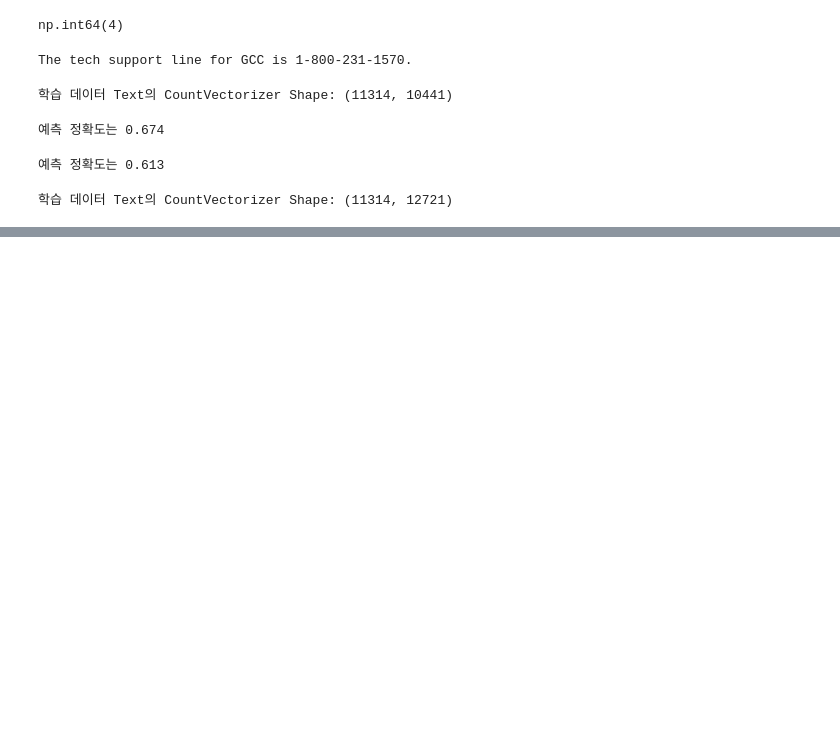
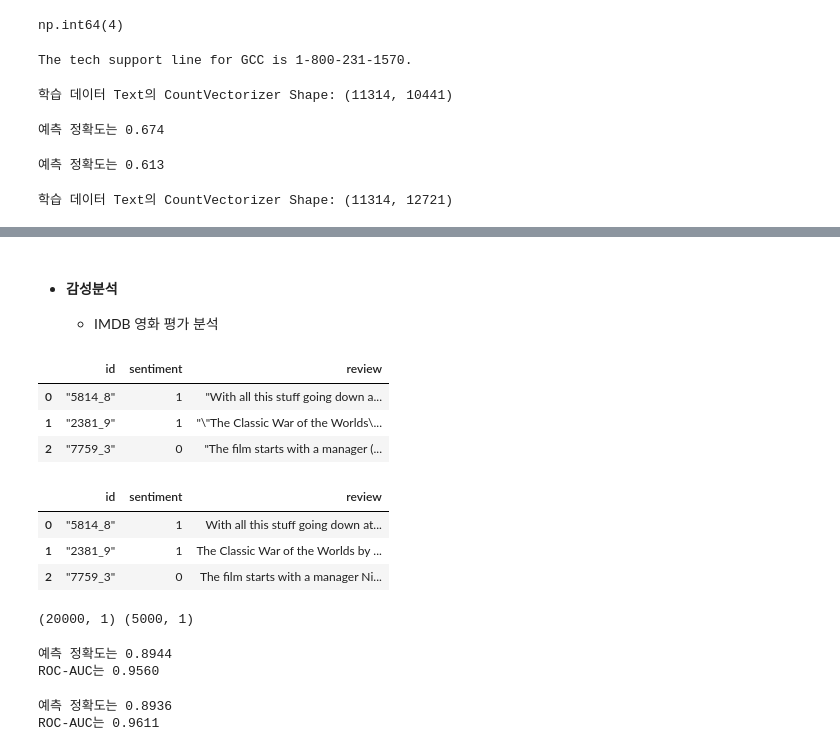
Before and after one commit to bhs6122/samsung_practice, a Jupyter notebook: 머신러닝분류/day1/08_텍스트분석.ipynb, the cells around one changed output, grey strips where cells are left out. Cells and saved outputs as stored; diff of their text form; code cells hidden in the pictures; blank space fills up the shorter version.

Commit message:
0917 K-조선 해커톤 프로토타입 추가, 텍스트분석 감성분석 실습 보완
Co-Authored-By: Claude Opus 5 <noreply@anthropic.com>

```diff
--- a/머신러닝분류/day1/08_텍스트분석.ipynb
+++ b/머신러닝분류/day1/08_텍스트분석.ipynb
@@ -504,0 +779,33 @@ print('학습 데이터 Text의 CountVectorizer Shape:', X_train_tfidf_vect.shap
+# %% [markdown]
+- #### 감성분석
+  - IMDB 영화 평가 분석
+# %%
+import pandas as pd
+
+review_df = pd.read_csv('./data/labeledTrainData.tsv', header=0, sep="\t", quoting=3)
+review_df.head(3)
+# %% [output]
+|  | id | sentiment | review |
+| 0 | "5814_8" | 1 | "With all this stuff going down a... |
+| 1 | "2381_9" | 1 | "\"The Classic War of the Worlds\... |
+| 2 | "7759_3" | 0 | "The film starts with a manager (... |
+# %%
+import re
+
+review_df['review'] = review_df['review'].str.replace('<br />',' ')
+review_df['review'] = review_df['review'].apply( lambda x : re.sub("[^a-zA-Z]", " ", x))
+review_df.head(3)
+# %% [output]
+|  | id | sentiment | review |
+| 0 | "5814_8" | 1 | With all this stuff going down at... |
+| 1 | "2381_9" | 1 | The Classic War of the Worlds by ... |
+| 2 | "7759_3" | 0 | The film starts with a manager Ni... |
+# %%
+from sklearn.model_selection import train_test_split
+
+class_df = review_df['sentiment']
+feature_df = review_df.drop(['id','sentiment'], axis=1)
+X_train, X_test, y_train, y_test = train_test_split(feature_df, class_df, test_size=0.2, random_state=156)
+print(X_train.shape, X_test.shape)
+# %% [output]
+(20000, 1) (5000, 1)
@@ -504,0 +822,11 @@ print('학습 데이터 Text의 CountVectorizer Shape:', X_train_tfidf_vect.shap
+# %%
+lr_clf = LogisticRegression()
+lr_clf.fit(X_train_cnt_vect, y_train)
+pred = lr_clf.predict(X_test_cnt_vect)
+pred_probs = lr_clf.predict_proba(X_test_cnt_vect)[:, 1]
+
+print(f'예측 정확도는 {accuracy_score(y_test ,pred):.4f}')
+print(f'ROC-AUC는 {roc_auc_score(y_test, pred_probs):.4f}')
+# %% [output]
+예측 정확도는 0.8944
+ROC-AUC는 0.9560
@@ -504,0 +839,11 @@ print('학습 데이터 Text의 CountVectorizer Shape:', X_train_tfidf_vect.shap
+# %%
+lr_clf = LogisticRegression()
+lr_clf.fit(X_train_tfidf_vect, y_train)
+pred = lr_clf.predict(X_test_tfidf_vect)
+pred_probs = lr_clf.predict_proba(X_test_tfidf_vect)[:,1]
+
+print(f'예측 정확도는 {accuracy_score(y_test, pred):.4f}')
+print(f'ROC-AUC는 {roc_auc_score(y_test, pred_probs):.4f}')
+# %% [output]
+예측 정확도는 0.8936
+ROC-AUC는 0.9611
```
Also changed, not shown: parts of 50 cells of this notebook, 5 other files.
